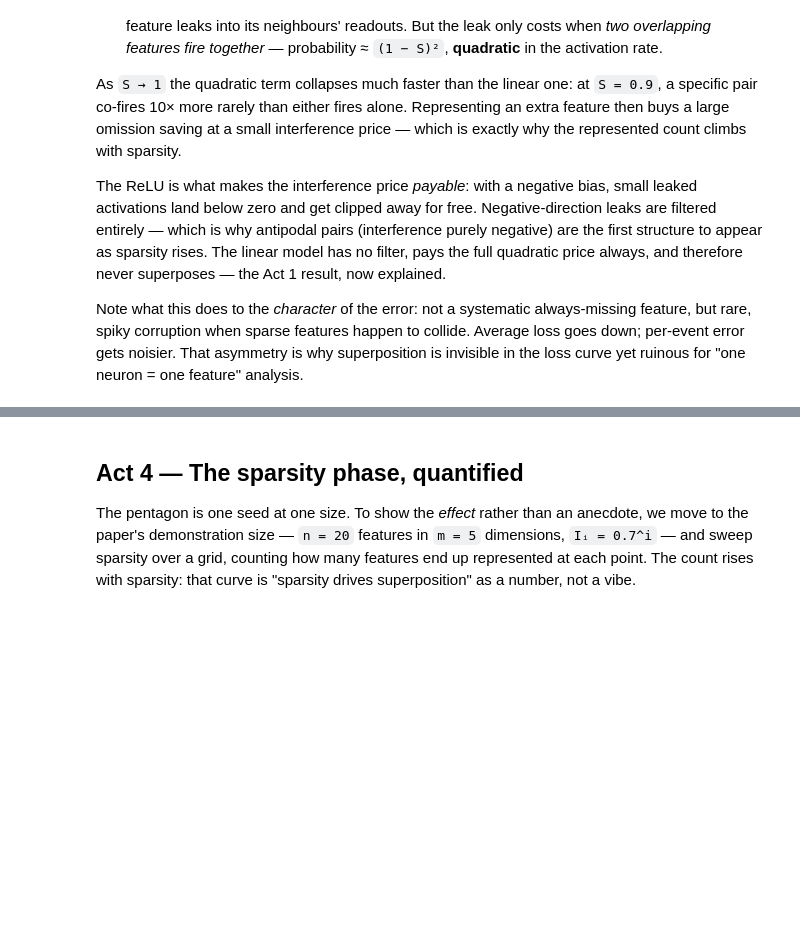
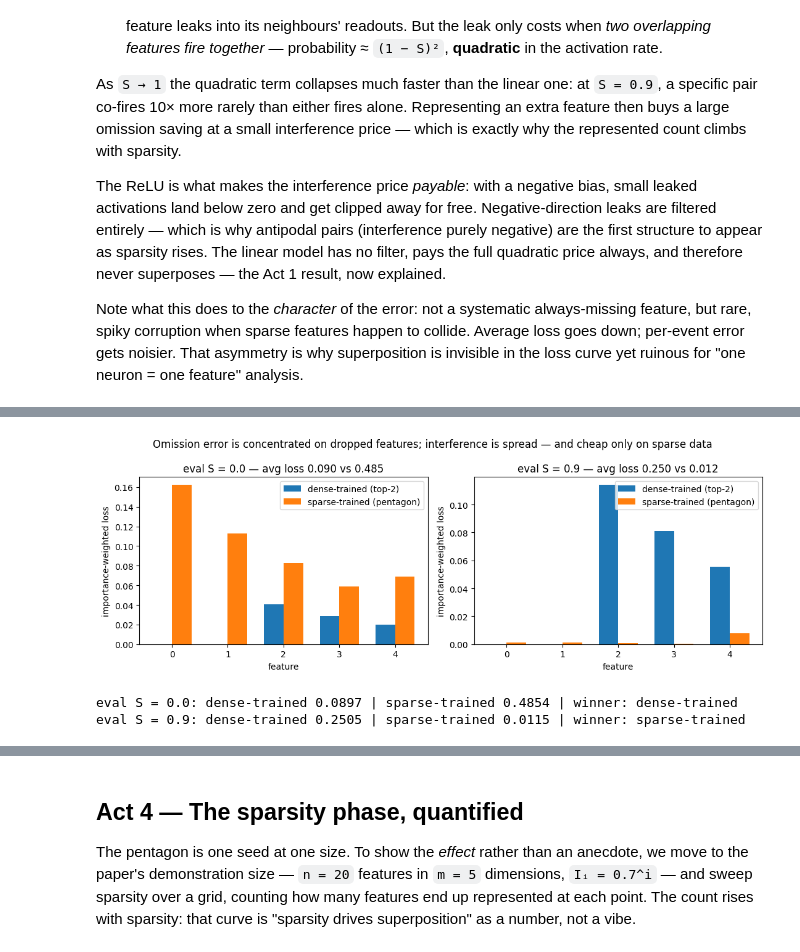
Before and after one commit to barmag/fanous-llm-lens, a Jupyter notebook: notebooks/superposition/toy_models_of_superposition.ipynb, the cells around one changed output, grey strips where cells are left out. Drawn from its saved outputs; the diff is of its cells as text; code cells hidden in the pictures; blank space fills up the shorter version.

```diff
--- a/notebooks/superposition/toy_models_of_superposition.ipynb
+++ b/notebooks/superposition/toy_models_of_superposition.ipynb
@@ -262,0 +271,44 @@ in the loss curve yet ruinous for "one neuron = one feature" analysis.
+# %%
+# lib: per_feature_loss
+def per_feature_loss(model, sparsity, importance, batch_size=16_384, seed=123):
+    """Importance-weighted per-feature reconstruction loss on a fresh eval batch.
+
+    Returns a [n_features] tensor; its sum is the same quantity `train` optimizes.
+    """
+    n_features = model.W.shape[1]
+    gen = torch.Generator().manual_seed(seed)
+    x = make_batch(n_features, sparsity, batch_size, generator=gen)
+    with torch.no_grad():
+        out = model(x)
+    return (importance * (x - out) ** 2).mean(dim=0)
+
+
+dense_tr, sparse_tr = models[0], models[2]  # Act 3: trained at S = 0.0 and S = 0.9
+eval_S = [0.0, 0.9]
+
+fig, axes = plt.subplots(1, 2, figsize=(11, 4))
+idx = np.arange(5)
+width = 0.35
+totals = {}
+for ax, S in zip(axes, eval_S):
+    pf_d = per_feature_loss(dense_tr, S, imp5)
+    pf_s = per_feature_loss(sparse_tr, S, imp5)
+    totals[S] = (pf_d.sum().item(), pf_s.sum().item())
+    ax.bar(idx - width / 2, pf_d.numpy(), width, label="dense-trained (top-2)")
+    ax.bar(idx + width / 2, pf_s.numpy(), width, label="sparse-trained (pentagon)")
+    ax.set_xlabel("feature"); ax.set_ylabel("importance-weighted loss")
+    ax.set_title(f"eval S = {S} — avg loss {totals[S][0]:.3f} vs {totals[S][1]:.3f}")
+    ax.legend()
+fig.suptitle("Omission error is concentrated on dropped features; interference is spread — and cheap only on sparse data")
+fig.tight_layout()
+plt.show()
+
+for S in eval_S:
+    d, s = totals[S]
+    print(f"eval S = {S}: dense-trained {d:.4f} | sparse-trained {s:.4f} | winner: "
+          + ("sparse-trained" if s < d else "dense-trained"))
+assert totals[0.9][1] < totals[0.9][0], "on sparse data the superposed model must beat the dense one"
+# %% [output]
+[figure, added]
+eval S = 0.0: dense-trained 0.0897 | sparse-trained 0.4854 | winner: dense-trained
+eval S = 0.9: dense-trained 0.2505 | sparse-trained 0.0115 | winner: sparse-trained
```
Also changed, not shown: parts of 2 cells of this notebook.
